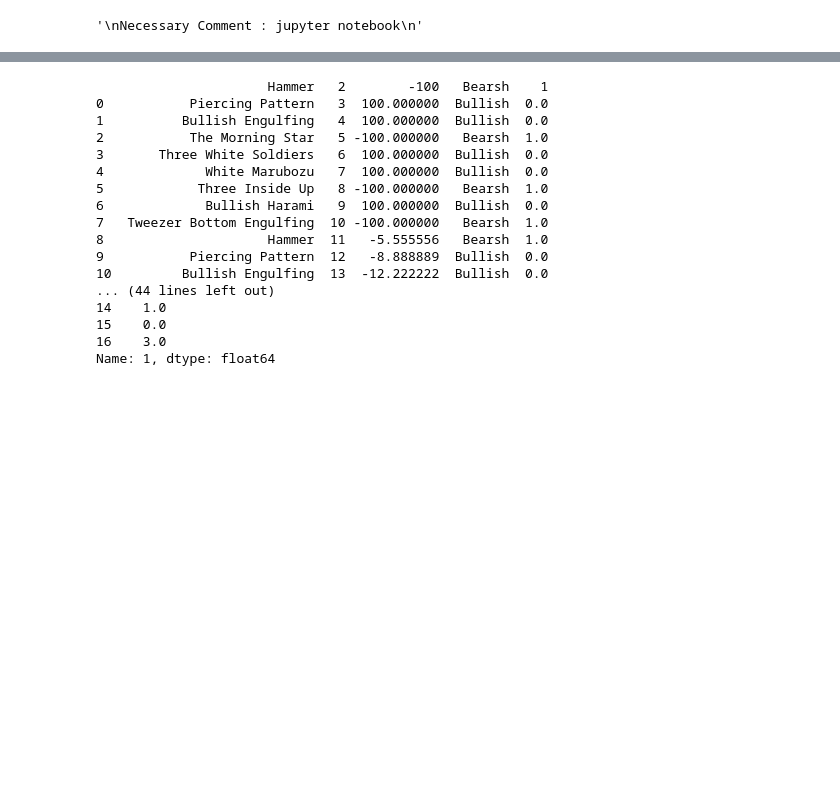
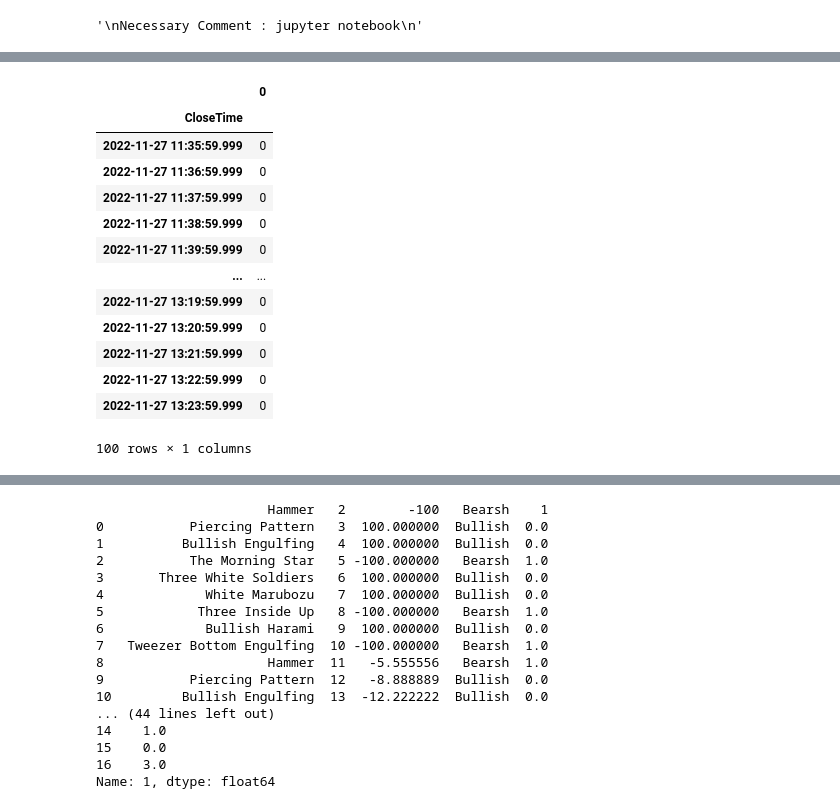
Before and after one commit to sushen/TradingAi, a Jupyter notebook: AiResearch.ipynb, the cells around one changed output, grey strips where cells are left out. Drawn from its saved outputs; the diff is of its cells as text; code cells hidden in the pictures; blank space fills up the shorter version.

Commit message:
Update: AiResearch.ipynb "Tried to get -100 and 100 . but didn't find it from engulf, boolish enguld, bearish engulf . Data comes Nan, 0. But did some studies on project"

```diff
--- a/AiResearch.ipynb
+++ b/AiResearch.ipynb
@@ -123,6 +123,9 @@ df
 # Find Candle Pattern
 ENGULFING = talib.CDLENGULFING(df['Open'], df['High'], df['Low'],
                                          df['Close'])
+print(ENGULFING)
 ENGULFING[ENGULFING != 0]
+df1=pd.DataFrame(ENGULFING)
+df1
 # %% [output]
 CloseTime
@@ -148,3 +144,17 @@ dtype: int32
+|  | 0 |
+| CloseTime |  |
+| 2022-11-27 11:35:59.999 | 0 |
+| 2022-11-27 11:36:59.999 | 0 |
+| 2022-11-27 11:37:59.999 | 0 |
+| 2022-11-27 11:38:59.999 | 0 |
+| 2022-11-27 11:39:59.999 | 0 |
+| ... | ... |
+| 2022-11-27 13:19:59.999 | 0 |
+| 2022-11-27 13:20:59.999 | 0 |
+| 2022-11-27 13:21:59.999 | 0 |
+| 2022-11-27 13:22:59.999 | 0 |
+| 2022-11-27 13:23:59.999 | 0 |
+100 rows × 1 columns
 # %%
 bullish_engulfing = (ENGULFING.replace([-100, 0], np.nan)/100) *(df.Low-2)
 bearsh_engulfing = (-ENGULFING.replace([100, 0], np.nan)/100) *(df.High *1.0001)
```
Also changed, not shown: parts of 11 cells of this notebook, 1 other file.
